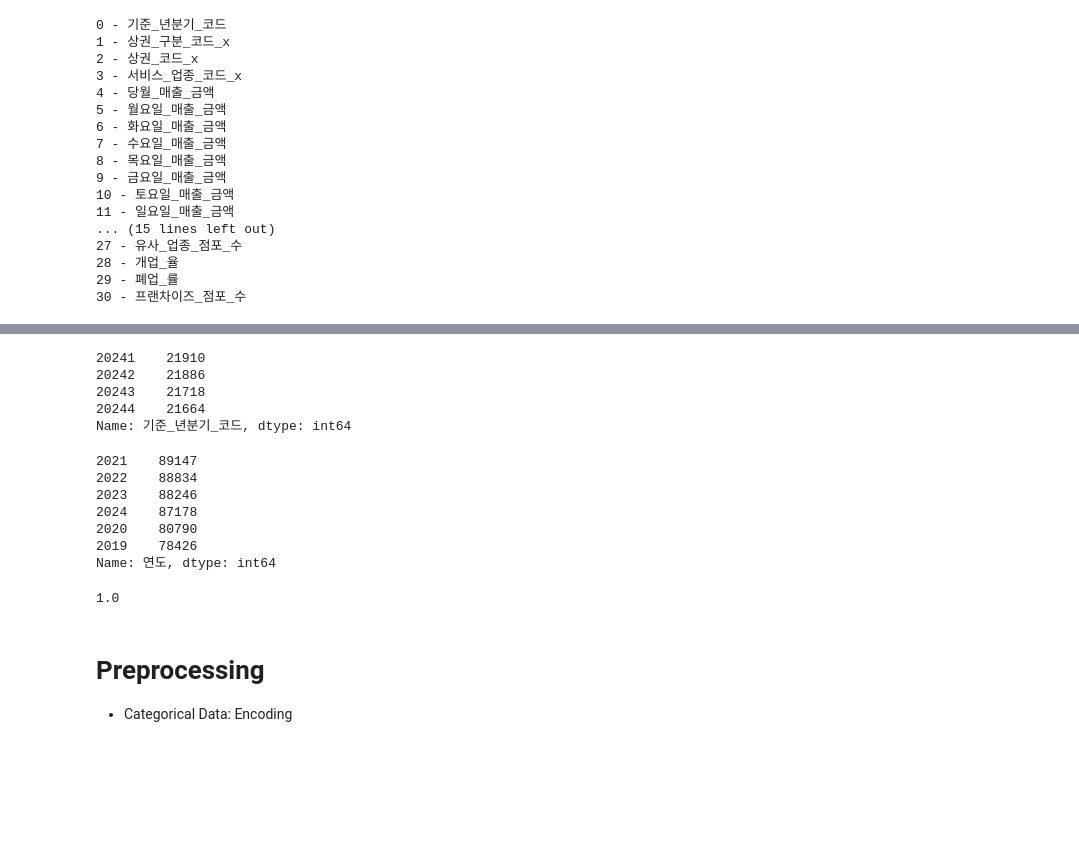
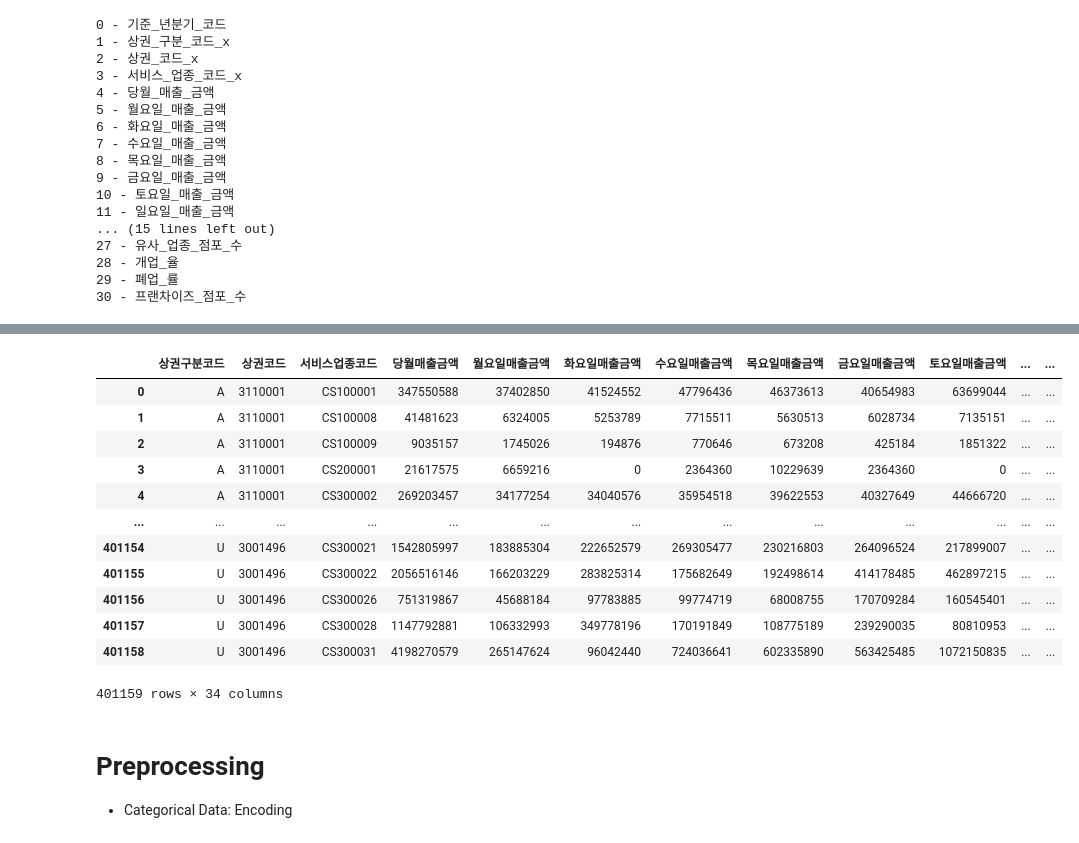
Before and after one commit to SKNETWORKS-FAMILY-AICAMP/SKN13-2nd-4TEAM, a Jupyter notebook: data/eda_and_preprocessing.ipynb, the cells around one changed output, grey strips where cells are left out. Saved outputs shown, nothing was run; the diff lists cells and outputs as text; code cells hidden in the pictures; blank space fills up the shorter version.

```diff
--- a/data/eda_and_preprocessing.ipynb
+++ b/data/eda_and_preprocessing.ipynb
@@ -308,29 +311,25 @@ Name: 연도, dtype: int64
-# %%
-df[df['연도'] == 2024]['기준_년분기_코드'].value_counts()
-# %% [output]
-20241    21910
-20242    21886
-20243    21718
-20244    21664
-Name: 기준_년분기_코드, dtype: int64
-# %%
-df_merged['연도'].value_counts()
-# %% [output]
-2021    89147
-2022    88834
-2023    88246
-2024    87178
-2020    80790
-2019    78426
-Name: 연도, dtype: int64
-# %%
-# NULL RATE
-
-df_merged[df_merged['연도'] == 2024][
-    [col for col in df_merged.columns if col.endswith('_증감')]
-].isnull().any(axis=1).mean()
-# %% [output]
-1.0
+# %%
+df_final.columns = (
+    df_final.columns
+    .str.replace('_x', '', regex=False)               # 1. '_x' 제거
+    .str.replace('_', '', regex=False)                # 2. '_' 모두 제거
+    .str.replace('개업율', '개업률', regex=False)       # 3. '개업율' → '개업률'
+)
+df_final
+# %% [output]
+|  | 상권구분코드 | 상권코드 | 서비스업종코드 | 당월매출금액 | 월요일매출금액 | 화요일매출금액 | 수요일매출금액 | 목요일매출금액 | 금요일매출금액 | 토요일매출금액 | ... | ... |
+| 0 | A | 3110001 | CS100001 | 347550588 | 37402850 | 41524552 | 47796436 | 46373613 | 40654983 | 63699044 | ... | ... |
+| 1 | A | 3110001 | CS100008 | 41481623 | 6324005 | 5253789 | 7715511 | 5630513 | 6028734 | 7135151 | ... | ... |
+| 2 | A | 3110001 | CS100009 | 9035157 | 1745026 | 194876 | 770646 | 673208 | 425184 | 1851322 | ... | ... |
+| 3 | A | 3110001 | CS200001 | 21617575 | 6659216 | 0 | 2364360 | 10229639 | 2364360 | 0 | ... | ... |
+| 4 | A | 3110001 | CS300002 | 269203457 | 34177254 | 34040576 | 35954518 | 39622553 | 40327649 | 44666720 | ... | ... |
+| ... | ... | ... | ... | ... | ... | ... | ... | ... | ... | ... | ... | ... |
+| 401154 | U | 3001496 | CS300021 | 1542805997 | 183885304 | 222652579 | 269305477 | 230216803 | 264096524 | 217899007 | ... | ... |
+| 401155 | U | 3001496 | CS300022 | 2056516146 | 166203229 | 283825314 | 175682649 | 192498614 | 414178485 | 462897215 | ... | ... |
+| 401156 | U | 3001496 | CS300026 | 751319867 | 45688184 | 97783885 | 99774719 | 68008755 | 170709284 | 160545401 | ... | ... |
+| 401157 | U | 3001496 | CS300028 | 1147792881 | 106332993 | 349778196 | 170191849 | 108775189 | 239290035 | 80810953 | ... | ... |
+| 401158 | U | 3001496 | CS300031 | 4198270579 | 265147624 | 96042440 | 724036641 | 602335890 | 563425485 | 1072150835 | ... | ... |
+401159 rows × 34 columns
 # %% [markdown]
 # Preprocessing
 
```
Also changed, not shown: parts of 25 cells of this notebook, 5 other files.
